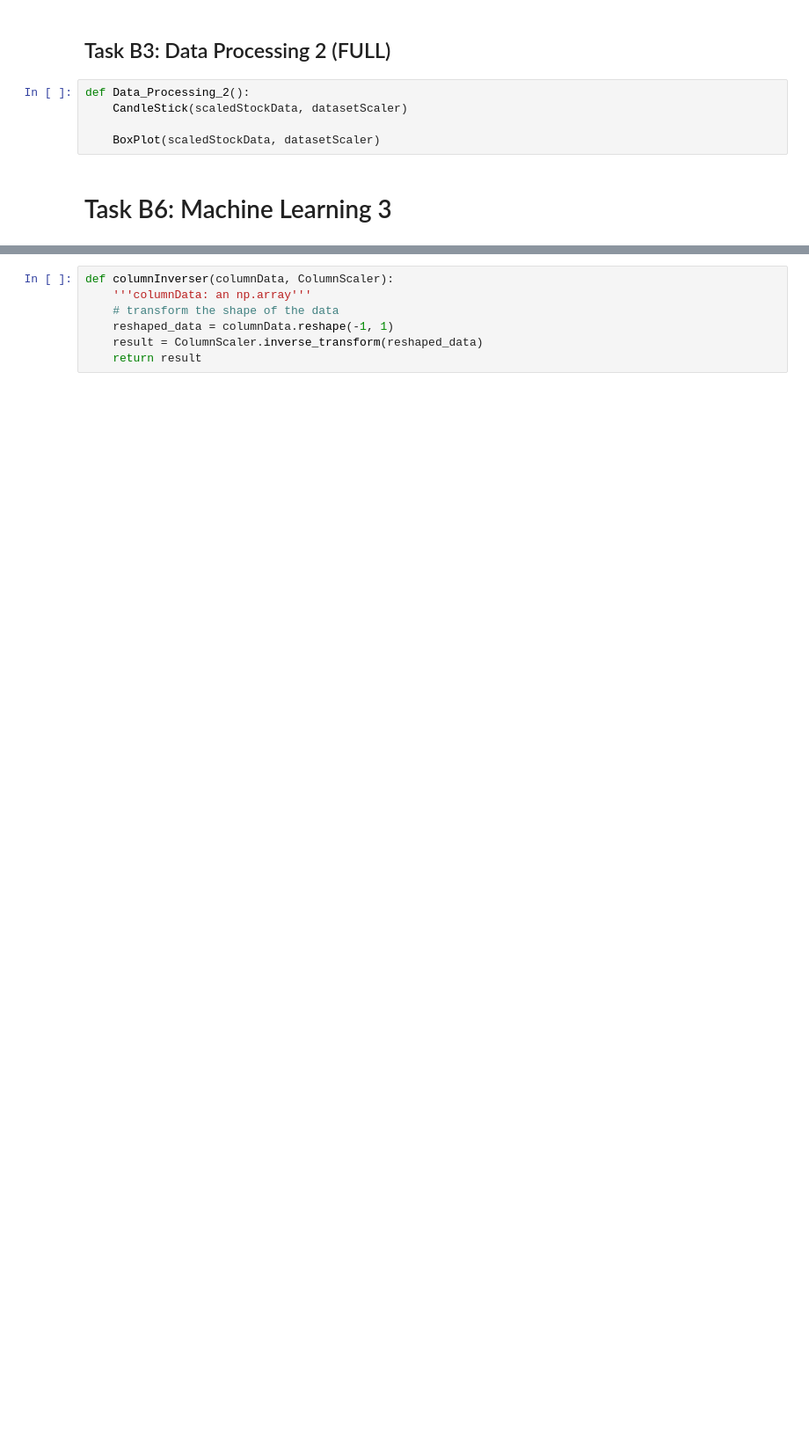
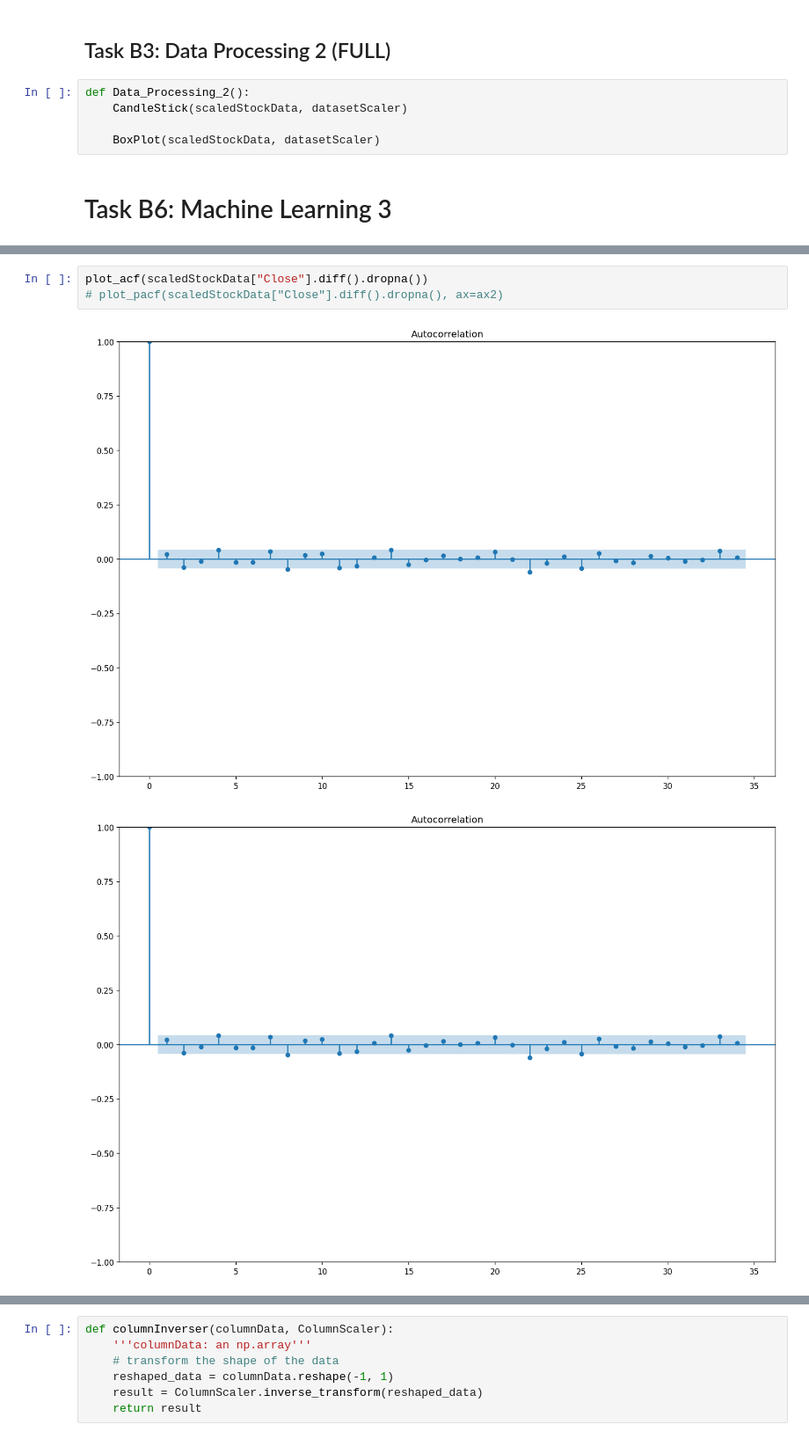
Before and after one commit to heyyytamvo/COS30018, a Jupyter notebook: ProjectAssessment/TaskB6/TaskB6.ipynb, the cells around one changed output, grey strips where cells are left out. Shown at 88% size. Saved outputs shown, nothing was run; the diff lists cells and outputs as text; blank space fills up the shorter version.

```diff
--- a/ProjectAssessment/TaskB6/TaskB6.ipynb
+++ b/ProjectAssessment/TaskB6/TaskB6.ipynb
@@ -426 +466,7 @@ def Data_Processing_2():
+# %%
+plot_acf(scaledStockData["Close"].diff().dropna())
+# plot_pacf(scaledStockData["Close"].diff().dropna(), ax=ax2)
+# %% [output]
+[figure, added]
+[figure, added]
 # %% [markdown]
```
Also changed, not shown: parts of 37 cells of this notebook, 7 other files.
